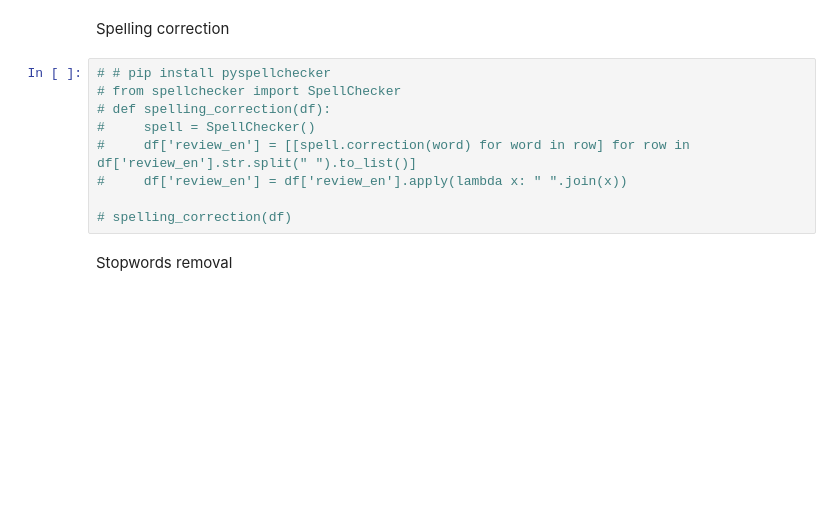
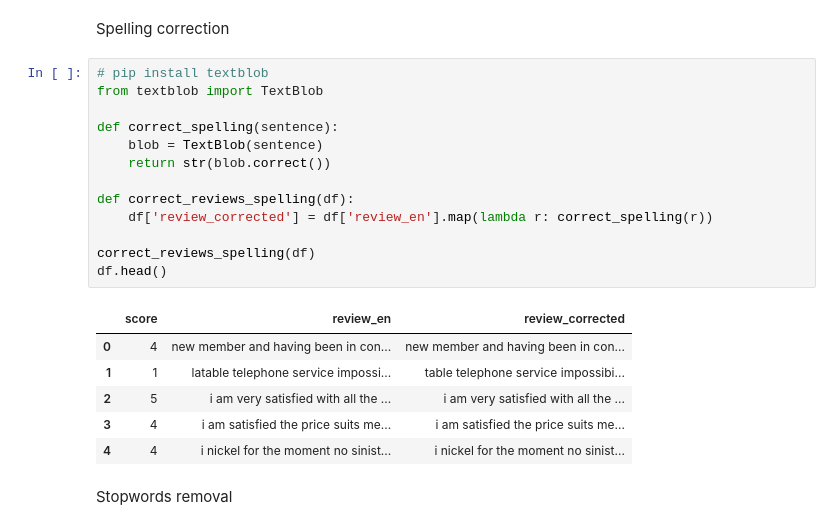
Before and after one commit to Alberto-Martinelli/nlp-supervised, a Jupyter notebook: main.ipynb, the cells around one changed output. Saved outputs shown, nothing was run; the diff lists cells and outputs as text; blank space fills up the shorter version.

Commit message:
Added spelling correction

```diff
--- a/main.ipynb
+++ b/main.ipynb
@@ -70,14 +79,25 @@ remove_punctuation(df)
 # %% [markdown]
 Spelling correction
-# %%
-# # pip install pyspellchecker
-# from spellchecker import SpellChecker
-# def spelling_correction(df):
-#     spell = SpellChecker()
-#     df['review_en'] = [[spell.correction(word) for word in row] for row in df['review_en'].str.split(" ").to_list()]
-#     df['review_en'] = df['review_en'].apply(lambda x: " ".join(x))
-
-# spelling_correction(df)
+# %%
+# pip install textblob
+from textblob import TextBlob
+
+def correct_spelling(sentence):
+    blob = TextBlob(sentence)
+    return str(blob.correct())
+
+def correct_reviews_spelling(df):
+    df['review_corrected'] = df['review_en'].map(lambda r: correct_spelling(r))
+
+correct_reviews_spelling(df)
+df.head()
+# %% [output]
+|  | score | review_en | review_corrected |
+| 0 | 4 | new member and having been in con... | new member and having been in con... |
+| 1 | 1 | latable telephone service impossi... | table telephone service impossibi... |
+| 2 | 5 | i am very satisfied with all the ... | i am very satisfied with all the ... |
+| 3 | 4 | i am satisfied the price suits me... | i am satisfied the price suits me... |
+| 4 | 4 | i nickel for the moment no sinist... | i nickel for the moment no sinist... |
 # %% [markdown]
 Stopwords removal
 # %%
```
Also changed, not shown: parts of 1 cell of this notebook.
